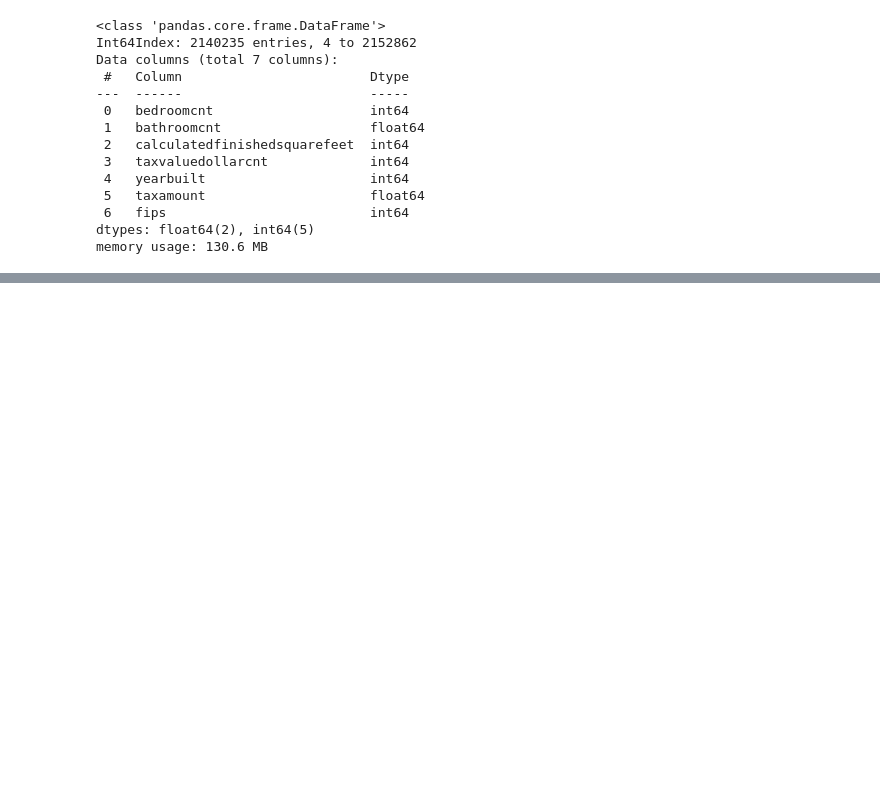
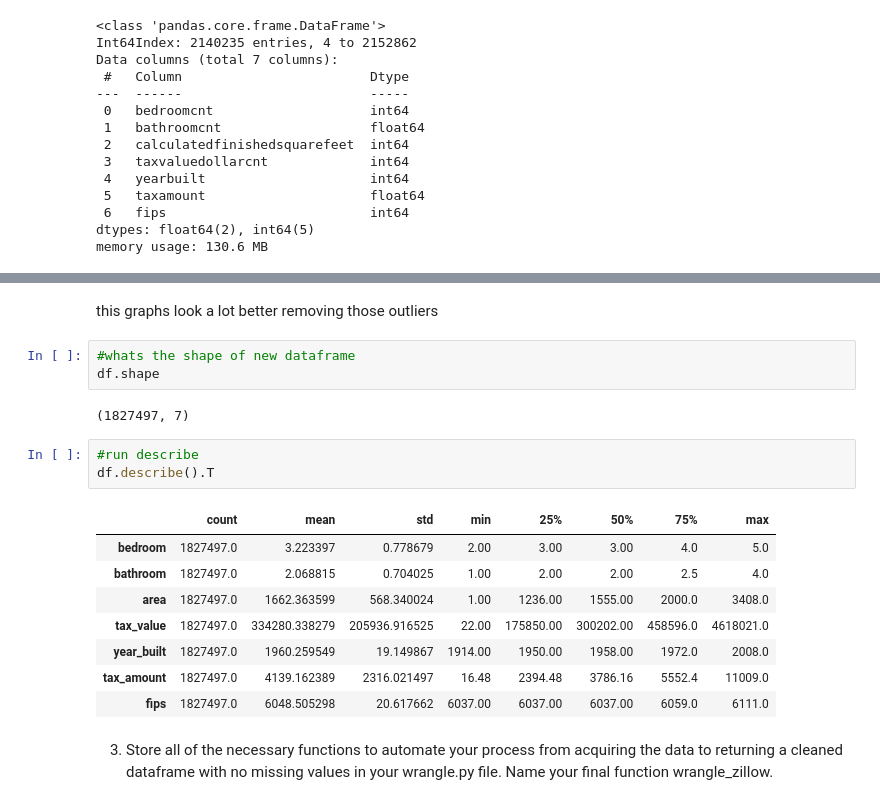
Before and after one commit to rajeshlamichhane04/regression-exercises, a Jupyter notebook: wrangle.ipynb, the cells around one changed output, grey strips where cells are left out. Cells and saved outputs as stored; diff of their text form; blank space fills up the shorter version.

Commit message:
wrangle exercises

```diff
--- a/wrangle.ipynb
+++ b/wrangle.ipynb
@@ -326,0 +412,21 @@ for i in df.columns:
+# %% [markdown]
+this graphs look a lot better removing those outliers
+# %%
+#whats the shape of new dataframe
+df.shape
+# %% [output]
+(1827497, 7)
+# %%
+#run describe
+df.describe().T
+# %% [output]
+|  | count | mean | std | min | 25% | 50% | 75% | max |
+| bedroom | 1827497.0 | 3.223397 | 0.778679 | 2.00 | 3.00 | 3.00 | 4.0 | 5.0 |
+| bathroom | 1827497.0 | 2.068815 | 0.704025 | 1.00 | 2.00 | 2.00 | 2.5 | 4.0 |
+| area | 1827497.0 | 1662.363599 | 568.340024 | 1.00 | 1236.00 | 1555.00 | 2000.0 | 3408.0 |
+| tax_value | 1827497.0 | 334280.338279 | 205936.916525 | 22.00 | 175850.00 | 300202.00 | 458596.0 | 4618021.0 |
+| year_built | 1827497.0 | 1960.259549 | 19.149867 | 1914.00 | 1950.00 | 1958.00 | 1972.0 | 2008.0 |
+| tax_amount | 1827497.0 | 4139.162389 | 2316.021497 | 16.48 | 2394.48 | 3786.16 | 5552.4 | 11009.0 |
+| fips | 1827497.0 | 6048.505298 | 20.617662 | 6037.00 | 6037.00 | 6037.00 | 6059.0 | 6111.0 |
+# %% [markdown]
+3. Store all of the necessary functions to automate your process from acquiring the data to returning a cleaned dataframe with no missing values in your wrangle.py file. Name your final function wrangle_zillow.
```
Also changed, not shown: parts of 20 cells of this notebook.
